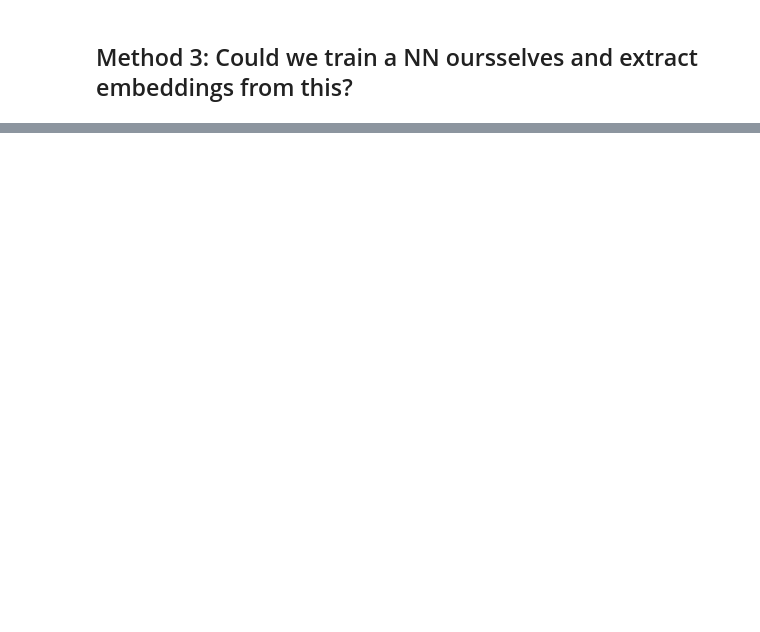
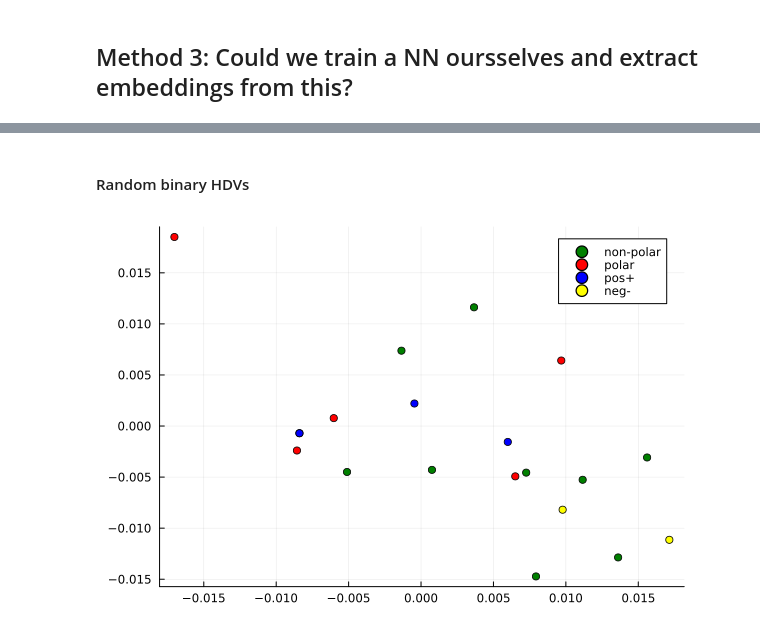
Before and after one commit to Micjanov/Master-Thesis, a Jupyter notebook: notebooks/AA_embeddings.ipynb, the cells around one changed output, grey strips where cells are left out. Cells and saved outputs as stored; diff of their text form; code cells hidden in the pictures; blank space fills up the shorter version.

```diff
--- a/notebooks/AA_embeddings.ipynb
+++ b/notebooks/AA_embeddings.ipynb
@@ -85,0 +110,3 @@ end
+# %%
+rand_bit = nested_arrays2mat([bithdv() for i in 1:20])
+rand_bip = nested_arrays2mat([hdv() for i in 1:20])
@@ -85,0 +134,11 @@ end
+# %%
+using MultivariateStats
+
+PCA_rand_bit = fit(PCA, rand_bit; maxoutdim=2)
+proj_rand_bit = projection(PCA_rand_bit)
+
+PCA_ESM_bit = fit(PCA, AA_bit_esm; maxoutdim=2)
+proj_ESM_bit = projection(PCA_ESM_bit)
+
+PCA_naive_bit = fit(PCA, naive_bit; maxoutdim=2)
+proj_naive_bit = projection(PCA_naive_bit)
@@ -85,0 +223,18 @@ end
+# %% [markdown]
+#### Random binary HDVs
+# %%
+using Plots
+
+key = collect(keys(groups))
+indices = [[i for i in 1:length(AA_list) if AA_list[i] in groups[j]] for j in key]
+
+colors = [:green, :red, :blue, :yellow]
+fig = Plots.plot()
+
+for i in 1:4
+    scatter!(fig, (proj_rand_bit[indices[i], 1], proj_rand_bit[indices[i], 2]), label=key[i], mc = colors[i])
+end
+
+fig
+# %% [output]
+[figure, added]
```
Also changed, not shown: parts of 13 cells of this notebook, 1 other file.
